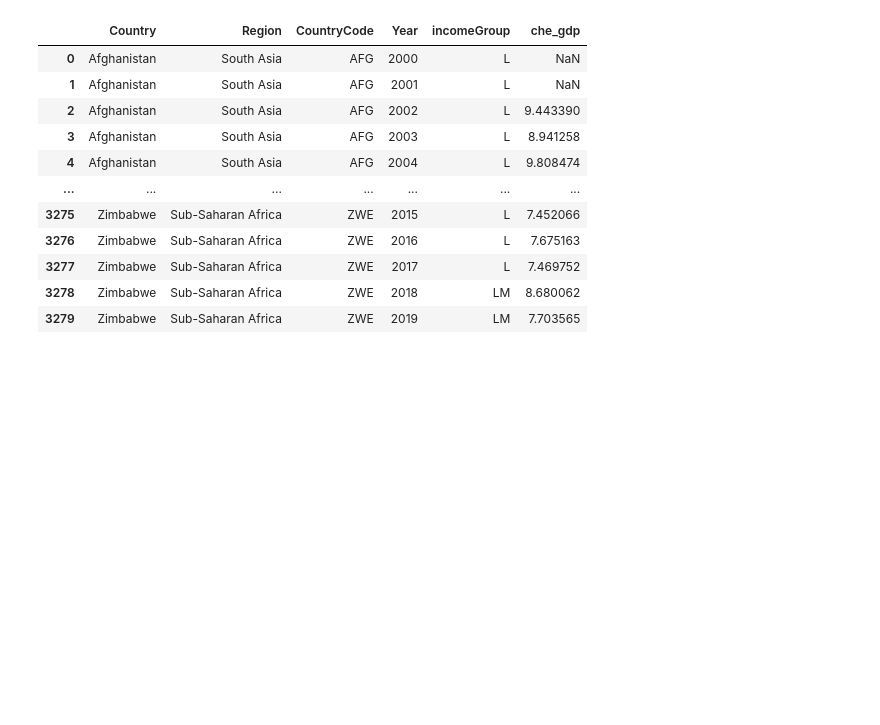
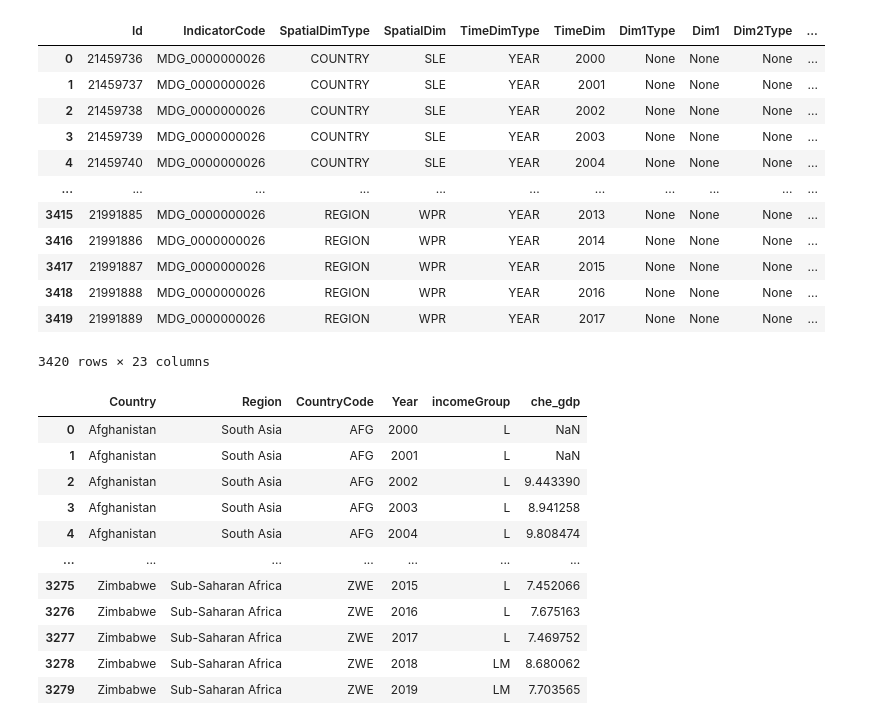
Before and after one commit to ABELAAAZ/2022Spring_Finals, a Jupyter notebook: IS597 Health and death.ipynb, the cells around one changed output. Drawn from its saved outputs; the diff is of its cells as text; code cells hidden in the pictures; blank space fills up the shorter version.

```diff
--- a/IS597 Health and death.ipynb
+++ b/IS597 Health and death.ipynb
@@ -194,6 +194,22 @@ LifeExpectancy_1 = getDataFrame('https://ghoapi.azureedge.net/api/WHOSIS_000001'
 Under5_Mortality_1 = getDataFrame('https://ghoapi.azureedge.net/api/MDG_0000000007')
 MaternalMortalityRatio_1 = getDataFrame('https://ghoapi.azureedge.net/api/MDG_0000000026')
 global_data=getDataFrame('https://frontdoor-l4uikgap6gz3m.azurefd.net/DEX_CMS/GHE_FULL?&$orderby=VAL_DEATHS_RATE100K_NUMERIC%20desc&$select=DIM_COUNTRY_CODE,DIM_GHECAUSE_CODE,DIM_GHECAUSE_TITLE,DIM_YEAR_CODE,DIM_SEX_CODE,DIM_AGEGROUP_CODE,VAL_DALY_COUNT_NUMERIC,VAL_DEATHS_COUNT_NUMERIC,ATTR_POPULATION_NUMERIC,VAL_DALY_RATE100K_NUMERIC,VAL_DEATHS_RATE100K_NUMERIC&$filter=FLAG_RANKABLE%20eq%201%20and%20DIM_SEX_CODE%20eq%20%27BTSX%27%20and%20DIM_AGEGROUP_CODE%20eq%20%27ALLAges%27')
+# %%
+MaternalMortalityRatio_1
+# %% [output]
+|  | Id | IndicatorCode | SpatialDimType | SpatialDim | TimeDimType | TimeDim | Dim1Type | Dim1 | Dim2Type | ... |
+| 0 | 21459736 | MDG_0000000026 | COUNTRY | SLE | YEAR | 2000 | None | None | None | ... |
+| 1 | 21459737 | MDG_0000000026 | COUNTRY | SLE | YEAR | 2001 | None | None | None | ... |
+| 2 | 21459738 | MDG_0000000026 | COUNTRY | SLE | YEAR | 2002 | None | None | None | ... |
+| 3 | 21459739 | MDG_0000000026 | COUNTRY | SLE | YEAR | 2003 | None | None | None | ... |
+| 4 | 21459740 | MDG_0000000026 | COUNTRY | SLE | YEAR | 2004 | None | None | None | ... |
+| ... | ... | ... | ... | ... | ... | ... | ... | ... | ... | ... |
+| 3415 | 21991885 | MDG_0000000026 | REGION | WPR | YEAR | 2013 | None | None | None | ... |
+| 3416 | 21991886 | MDG_0000000026 | REGION | WPR | YEAR | 2014 | None | None | None | ... |
+| 3417 | 21991887 | MDG_0000000026 | REGION | WPR | YEAR | 2015 | None | None | None | ... |
+| 3418 | 21991888 | MDG_0000000026 | REGION | WPR | YEAR | 2016 | None | None | None | ... |
+| 3419 | 21991889 | MDG_0000000026 | REGION | WPR | YEAR | 2017 | None | None | None | ... |
+3420 rows × 23 columns
 # %%
 incomegroup = pd.read_excel("datasources/income group.xlsx",sheet_name='Sheet1')
 region = pd.read_csv("datasources/country_region.csv")[['Country','Region']]
```
Also changed, not shown: parts of 2 cells of this notebook, 1 other file.
